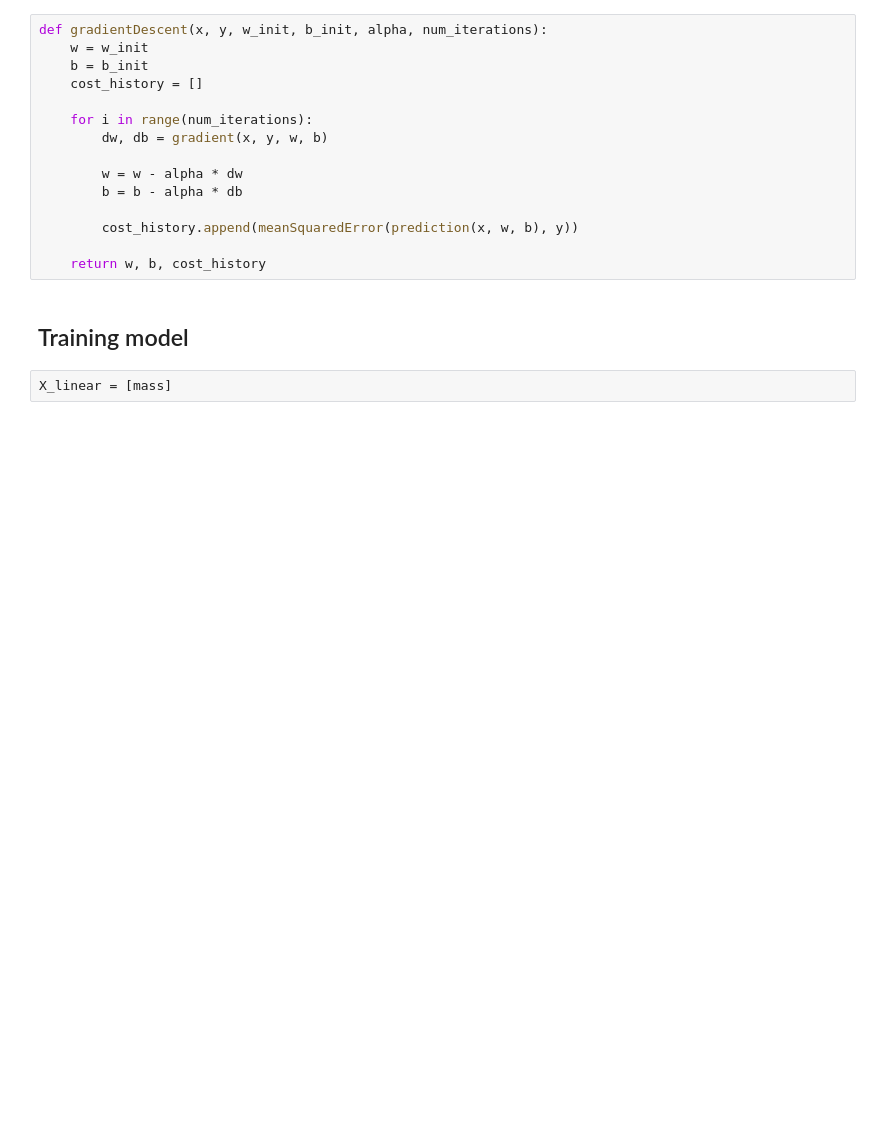
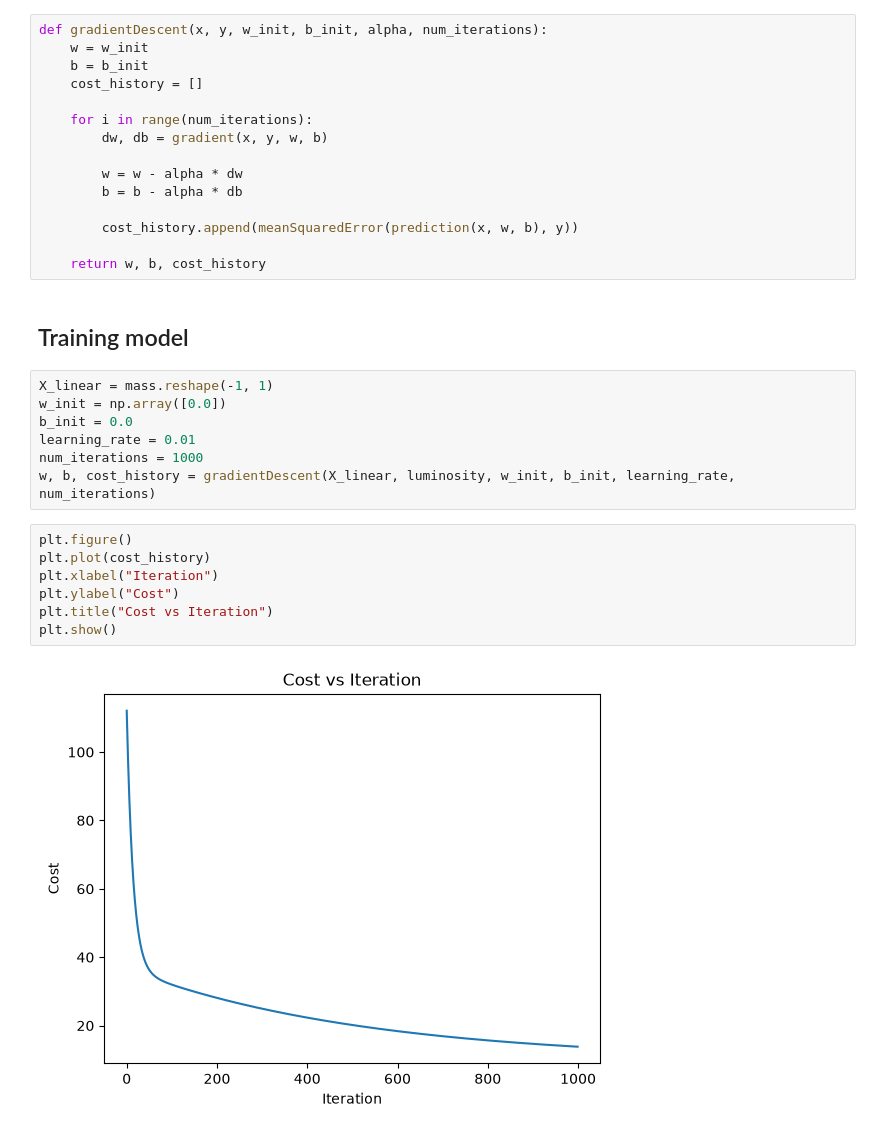
Before and after one commit to nestorlop/AI-Stellar-Luminosity, a Jupyter notebook: stellar_luminosity_hands_on.ipynb, the cells around one changed output. Cells and saved outputs as stored; diff of their text form; blank space fills up the shorter version.

Commit message:
Add: Adding the plot of the linear regression

```diff
--- a/stellar_luminosity_hands_on.ipynb
+++ b/stellar_luminosity_hands_on.ipynb
@@ -101,4 +116,18 @@ def gradientDescent(x, y, w_init, b_init, alpha, num_iterations):
 # %% [markdown]
 ## Training model
 # %%
-X_linear = [mass]
+X_linear = mass.reshape(-1, 1)
+w_init = np.array([0.0])
+b_init = 0.0
+learning_rate = 0.01
+num_iterations = 1000
+w, b, cost_history = gradientDescent(X_linear, luminosity, w_init, b_init, learning_rate, num_iterations)
+# %%
+plt.figure()
+plt.plot(cost_history)
+plt.xlabel("Iteration")
+plt.ylabel("Cost")
+plt.title("Cost vs Iteration")
+plt.show()
+# %% [output]
+[figure, added]
```
Also changed, not shown: parts of 2 cells of this notebook.
